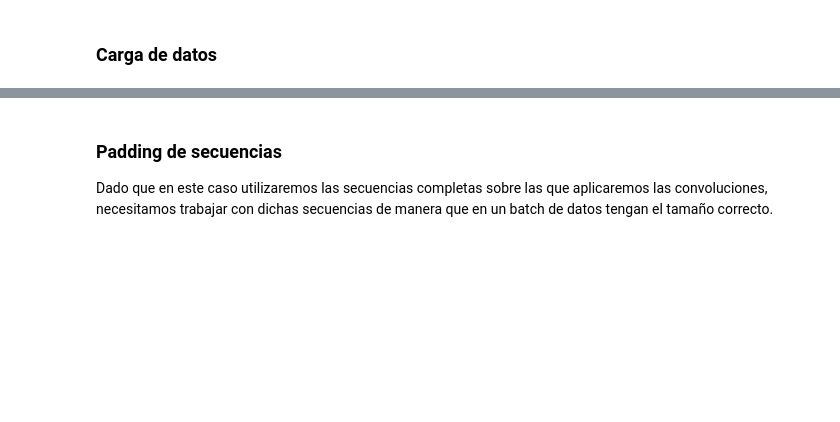
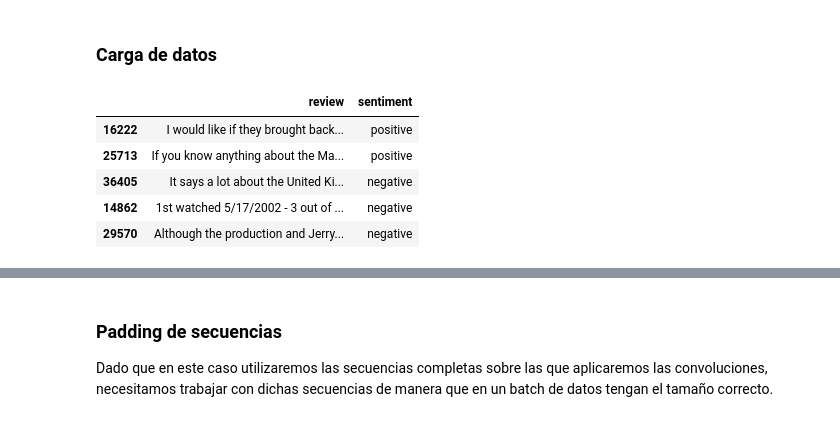
Before and after one commit to DiploDatos/AprendizajeProfundo, a Jupyter notebook: 5_cnns.ipynb, the cells around one changed output, grey strips where cells are left out. Saved outputs shown, nothing was run; the diff lists cells and outputs as text; code cells hidden in the pictures; blank space fills up the shorter version.

```diff
--- a/5_cnns.ipynb
+++ b/5_cnns.ipynb
@@ -203,4 +293,14 @@ class RawDataProcessor:
         }
 # %% [markdown]
 ### Carga de datos
+# %%
+dataset = pd.read_csv("./data/imdb_reviews.csv.gz")
+dataset.sample(5)
+# %% [output]
+|  | review | sentiment |
+| 16222 | I would like if they brought back... | positive |
+| 25713 | If you know anything about the Ma... | positive |
+| 36405 | It says a lot about the United Ki... | negative |
+| 14862 | 1st watched 5/17/2002 - 3 out of ... | negative |
+| 29570 | Although the production and Jerry... | negative |
 # %%
```
Also changed, not shown: parts of 21 cells of this notebook.
